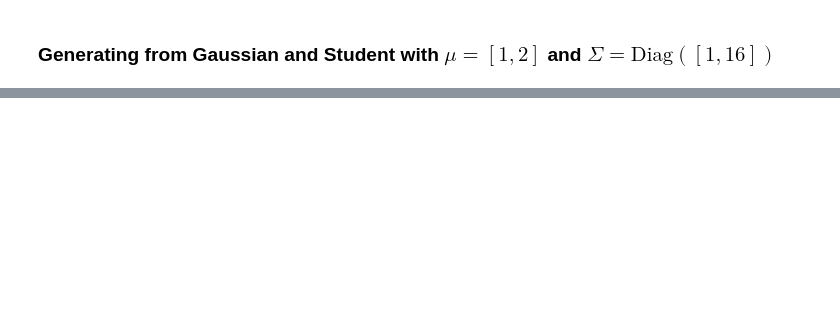
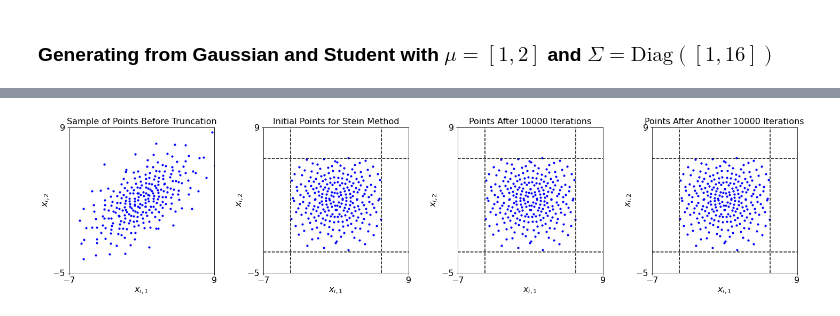
Before and after one commit to alegresor/vitruncate, a Jupyter notebook: td_generator.ipynb, the cells around one changed output, grey strips where cells are left out. Drawn from its saved outputs; the diff is of its cells as text; code cells hidden in the pictures; blank space fills up the shorter version.

Commit message:
Start Stein Method demo

```diff
--- a/td_generator.ipynb
+++ b/td_generator.ipynb
@@ -121,0 +186,30 @@ scat_plot(tt,ax[3],[-3,5],[-4,8],s=10,color='g',title="Truncated Student Points"
+# %%
+# parameters
+mu = array([1,2],dtype=float)
+Sigma = array([[9,4],[4,5]],dtype=float)
+L = array([-4,-3],dtype=float)
+U = array([6,6],dtype=float)
+epsilon = 1
+walk1 = 10000
+walk2 = 10000
+# points
+#    1
+evals,evecs = linalg.eigh(Sigma)
+order = argsort(-evals)
+A = dot(evecs[:,order],diag(sqrt(evals[order]))).T
+x = stats.norm.ppf(u)@A+mu
+#    2
+x_init = trunc_gen(u,L,U,stats.norm,loc=mu,scale=sqrt(Sigma.diagonal()))
+#    3
+gtgs = GTGS(mu,Sigma,L,U,epsilon,x_init)
+xw1 = gtgs.walk(walk1)
+#    4
+xw2 = gtgs.walk(walk2)
+# plots
+fig,ax = pyplot.subplots(nrows=1,ncols=4,figsize=(25,5))
+scat_plot(x,ax[0],[-7,9],[-5,9],s=10,color='b',title="Sample of Points Before Truncation")
+scat_plot(x_init,ax[1],[-7,9],[-5,9],s=10,color='b',title="Initial Points for Stein Method",pltbds=True,lb=L,ub=U)
+scat_plot(xw1,ax[2],[-7,9],[-5,9],s=10,color='b',title="Points After %d Iterations"%walk2,pltbds=True,lb=L,ub=U)
+scat_plot(xw2,ax[3],[-7,9],[-5,9],s=10,color='b',title="Points After Another %d Iterations"%walk2,pltbds=True,lb=L,ub=U)
+# %% [output]
+[figure, added]
```
Also changed, not shown: parts of 6 cells of this notebook.
